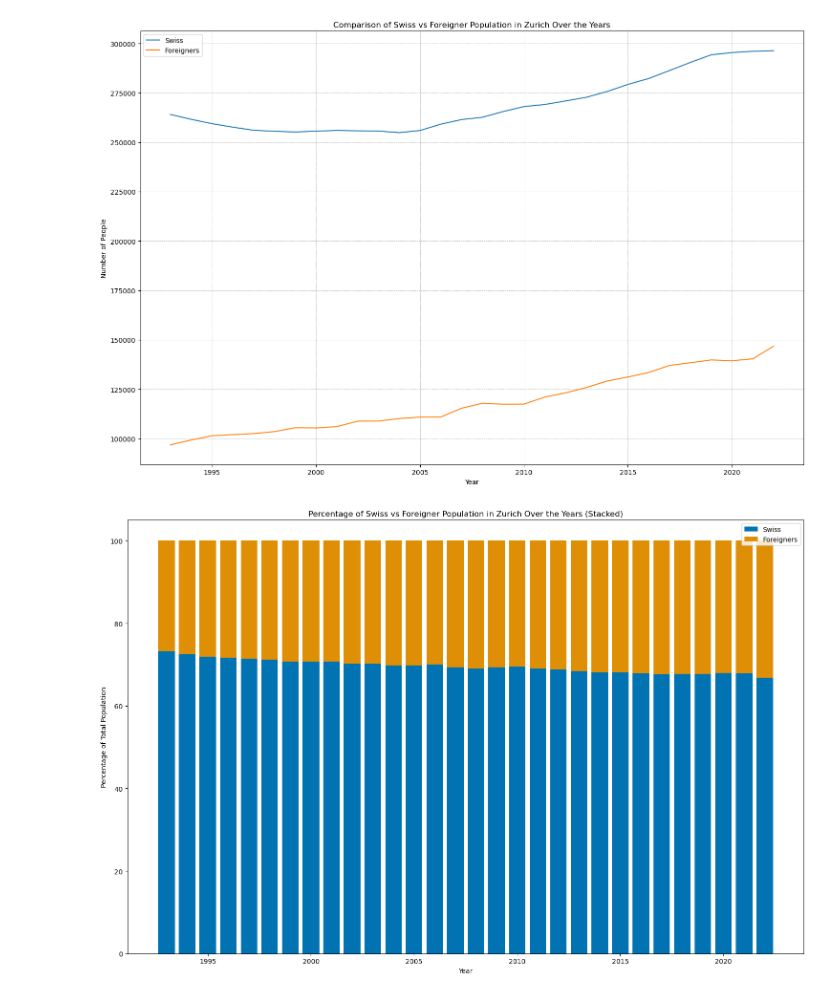
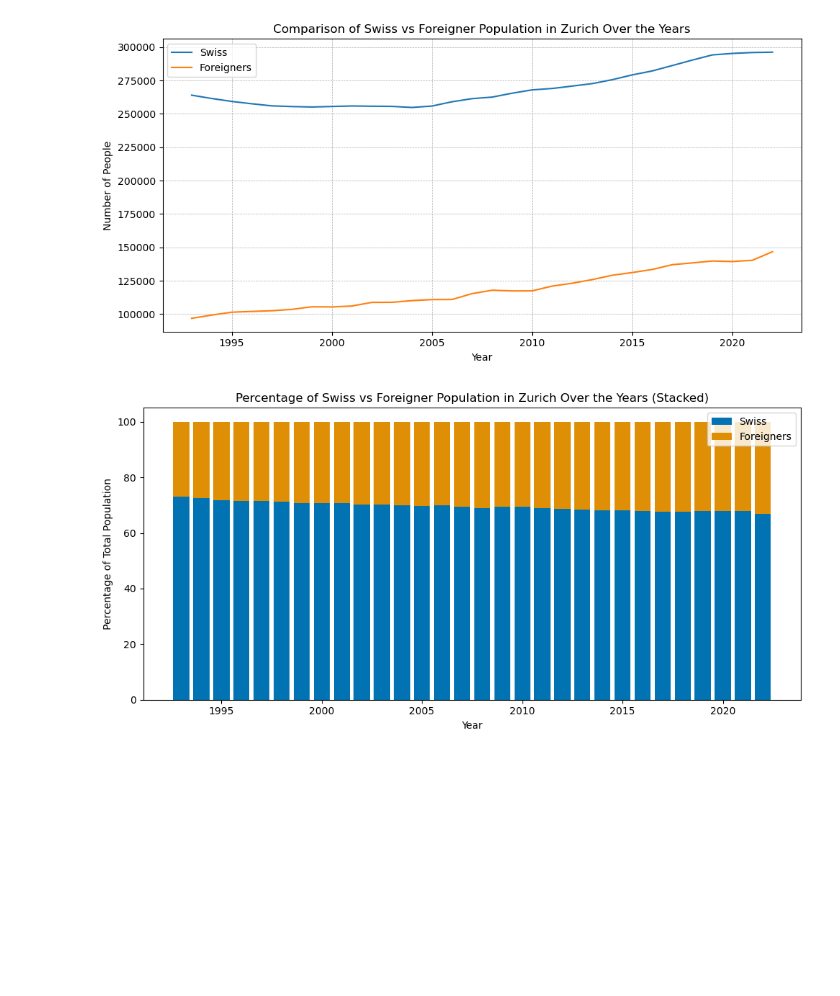
Before and after one commit to RalucaNicola/data-curiosities, a Jupyter notebook: ZurichPopulation.ipynb, the cells around one changed output. Drawn from its saved outputs; the diff is of its cells as text; code cells hidden in the pictures; blank space fills up the shorter version.

```diff
--- a/ZurichPopulation.ipynb
+++ b/ZurichPopulation.ipynb
@@ -37,26 +37,26 @@ plt.show()
 # %%
 # Create a new column to categorize data into 'Swiss' and 'Foreigners'
 df['PopulationType'] = df['NationLang'].apply(lambda x: 'Swiss' if x == 'Schweiz' else 'Foreigners')
 
 # Aggregate data by year and PopulationType
 aggregated_population_type = df.groupby(['StichtagDatJahr', 'PopulationType']).agg({'AnzBestWir': 'sum'}).reset_index()
 
 # Plotting
-plt.figure(figsize=(15, 10))
+plt.figure(figsize=(10, 5))
 
 for pop_type in ['Swiss', 'Foreigners']:
     pop_type_data = aggregated_population_type[aggregated_population_type['PopulationType'] == pop_type]
     plt.plot(pop_type_data['StichtagDatJahr'], pop_type_data['AnzBestWir'], label=pop_type)
 
 plt.title('Comparison of Swiss vs Foreigner Population in Zurich Over the Years')
 plt.xlabel('Year')
 plt.ylabel('Number of People')
 plt.legend()
 plt.grid(True, which='both', linestyle='--', linewidth=0.5)
 plt.tight_layout()
 plt.show()
 # %% [output]
-[figure, old version]
+[figure, new version]
 # %%
 # Using a more distinguishable color palette from seaborn
 import seaborn as sns
@@ -78,7 +78,7 @@ foreigners_data = merged_data[merged_data['PopulationType'] == 'Foreigners']
 colors_cb = sns.color_palette("colorblind", 2)  # Colorblind-friendly palette for 2 categories
 
 # Plotting
-plt.figure(figsize=(15, 10))
+plt.figure(figsize=(10, 5))
 
 # Stacked bar chart
 plt.bar(swiss_data['StichtagDatJahr'], swiss_data['Percentage'], color=colors_cb[0], label='Swiss')
@@ -91,4 +91,4 @@ plt.legend()
 plt.tight_layout()
 plt.show()
 # %% [output]
-[figure, old version]
+[figure, new version]
```
Also changed, not shown: parts of 1 cell of this notebook.
